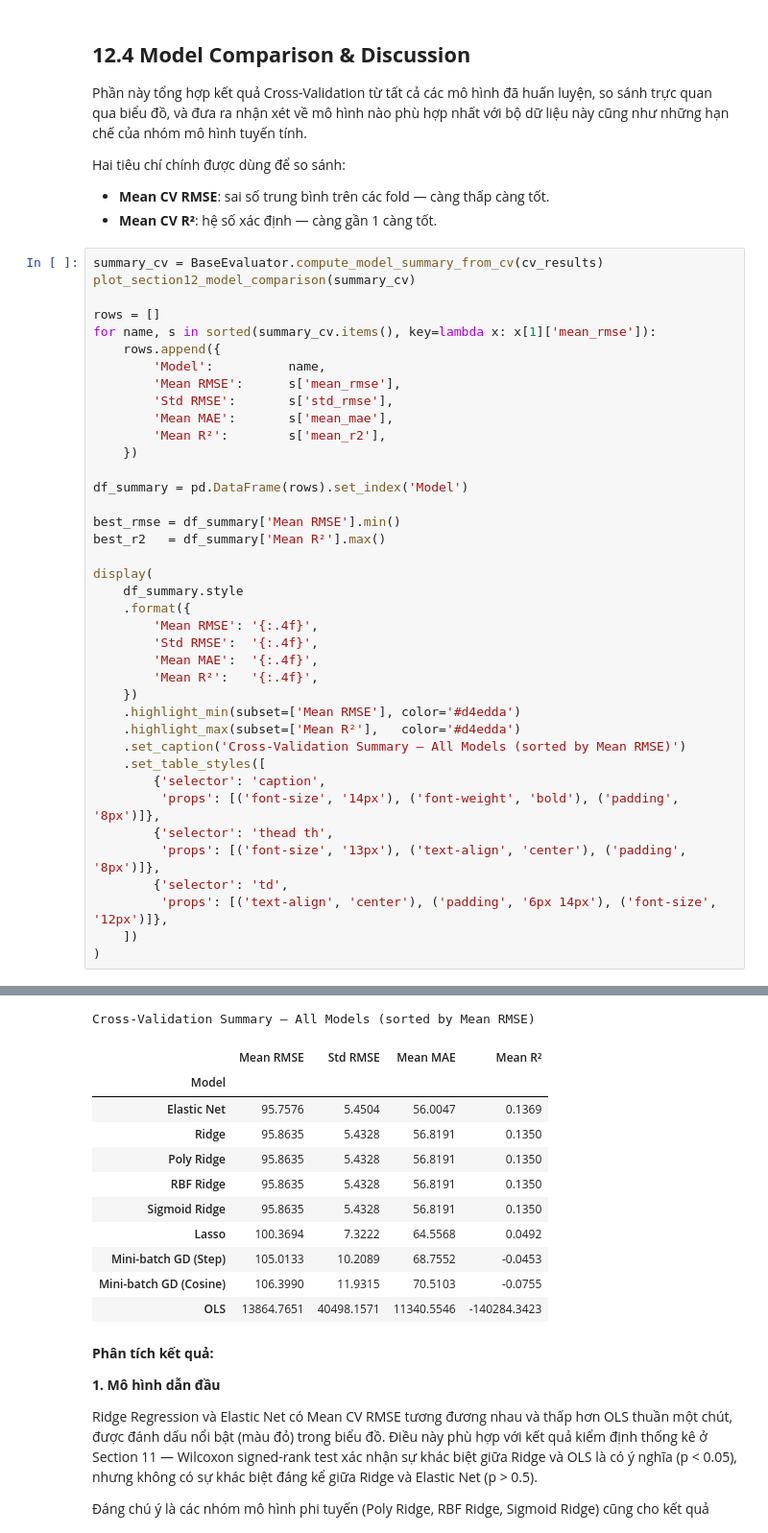
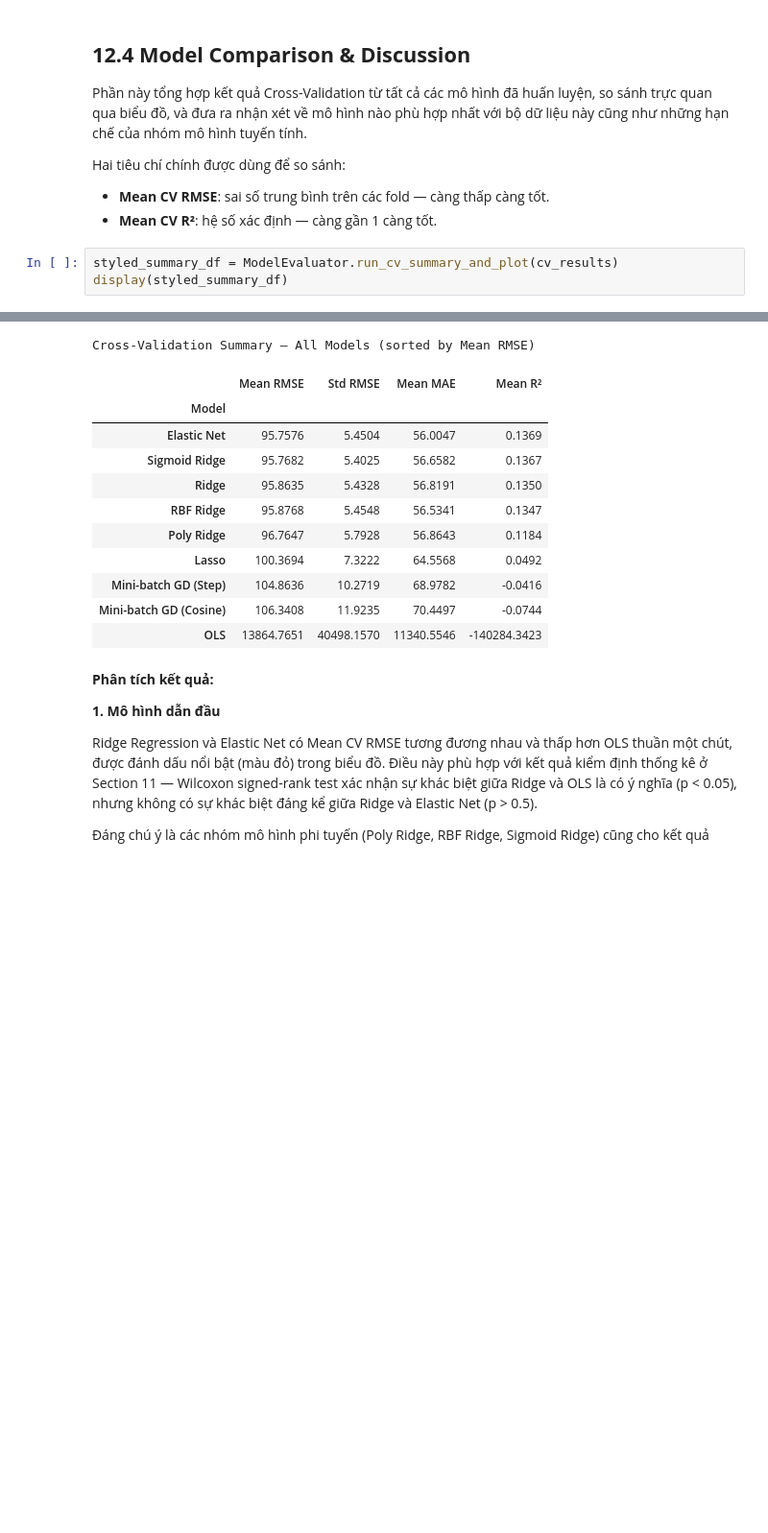
Before and after one commit to ThanhChuong12/Supervised-Learning-Regression-Classification, a Jupyter notebook: code/Part1_Regression/02_modeling.ipynb, the cells around one changed output, grey strips where cells are left out. Shown at 96% size. Cells and saved outputs as stored; diff of their text form; blank space fills up the shorter version.

```diff
--- a/code/Part1_Regression/02_modeling.ipynb
+++ b/code/Part1_Regression/02_modeling.ipynb
@@ -2264,58 +1620,22 @@ Hai tiêu chí chính được dùng để so sánh:
 - **Mean CV RMSE**: sai số trung bình trên các fold — càng thấp càng tốt.
 - **Mean CV R²**: hệ số xác định — càng gần 1 càng tốt.
 # %%
-summary_cv = BaseEvaluator.compute_model_summary_from_cv(cv_results)
-plot_section12_model_comparison(summary_cv)
-
-rows = []
-for name, s in sorted(summary_cv.items(), key=lambda x: x[1]['mean_rmse']):
-    rows.append({
-        'Model':          name,
-        'Mean RMSE':      s['mean_rmse'],
-        'Std RMSE':       s['std_rmse'],
-        'Mean MAE':       s['mean_mae'],
-        'Mean R²':        s['mean_r2'],
-    })
-
-df_summary = pd.DataFrame(rows).set_index('Model')
-
-best_rmse = df_summary['Mean RMSE'].min()
-best_r2   = df_summary['Mean R²'].max()
-
-display(
-    df_summary.style
-    .format({
-        'Mean RMSE': '{:.4f}',
-        'Std RMSE':  '{:.4f}',
-        'Mean MAE':  '{:.4f}',
-        'Mean R²':   '{:.4f}',
-    })
-    .highlight_min(subset=['Mean RMSE'], color='#d4edda')
-    .highlight_max(subset=['Mean R²'],   color='#d4edda')
-    .set_caption('Cross-Validation Summary — All Models (sorted by Mean RMSE)')
-    .set_table_styles([
-        {'selector': 'caption',
-         'props': [('font-size', '14px'), ('font-weight', 'bold'), ('padding', '8px')]},
-        {'selector': 'thead th',
-         'props': [('font-size', '13px'), ('text-align', 'center'), ('padding', '8px')]},
-        {'selector': 'td',
-         'props': [('text-align', 'center'), ('padding', '6px 14px'), ('font-size', '12px')]},
-    ])
-)
+styled_summary_df = ModelEvaluator.run_cv_summary_and_plot(cv_results)
+display(styled_summary_df)
 # %% [output]
 [figure]
 Cross-Validation Summary — All Models (sorted by Mean RMSE)
 |  | Mean RMSE | Std RMSE | Mean MAE | Mean R² |
 | Model |  |  |  |  |
 | Elastic Net | 95.7576 | 5.4504 | 56.0047 | 0.1369 |
+| Sigmoid Ridge | 95.7682 | 5.4025 | 56.6582 | 0.1367 |
 | Ridge | 95.8635 | 5.4328 | 56.8191 | 0.1350 |
-| Poly Ridge | 95.8635 | 5.4328 | 56.8191 | 0.1350 |
-| RBF Ridge | 95.8635 | 5.4328 | 56.8191 | 0.1350 |
-| Sigmoid Ridge | 95.8635 | 5.4328 | 56.8191 | 0.1350 |
+| RBF Ridge | 95.8768 | 5.4548 | 56.5341 | 0.1347 |
+| Poly Ridge | 96.7647 | 5.7928 | 56.8643 | 0.1184 |
 | Lasso | 100.3694 | 7.3222 | 64.5568 | 0.0492 |
-| Mini-batch GD (Step) | 105.0133 | 10.2089 | 68.7552 | -0.0453 |
-| Mini-batch GD (Cosine) | 106.3990 | 11.9315 | 70.5103 | -0.0755 |
-| OLS | 13864.7651 | 40498.1571 | 11340.5546 | -140284.3423 |
+| Mini-batch GD (Step) | 104.8636 | 10.2719 | 68.9782 | -0.0416 |
+| Mini-batch GD (Cosine) | 106.3408 | 11.9235 | 70.4497 | -0.0744 |
+| OLS | 13864.7651 | 40498.1570 | 11340.5546 | -140284.3423 |
 # %% [markdown]
 **Phân tích kết quả:**
 
```
Also changed, not shown: parts of 27 cells of this notebook, 6 other files.
